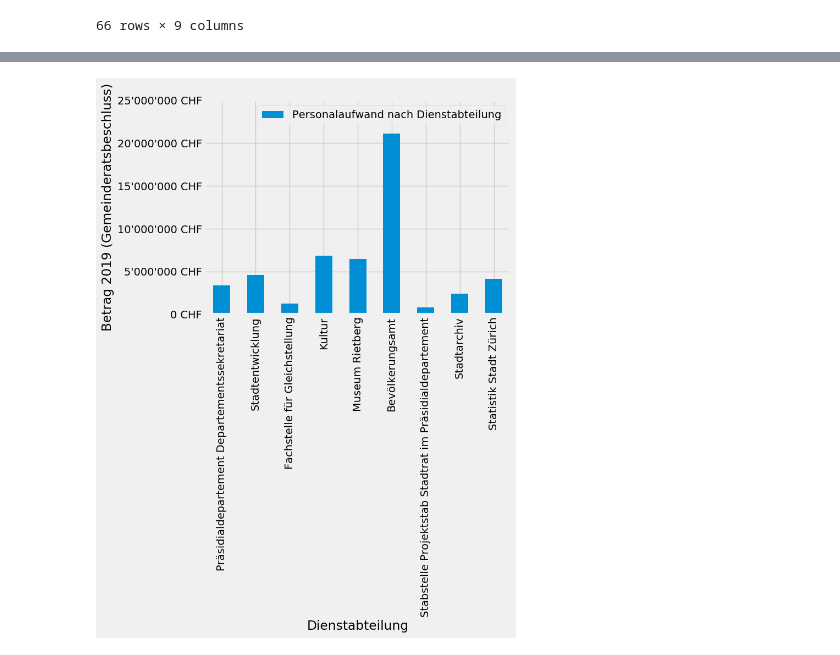
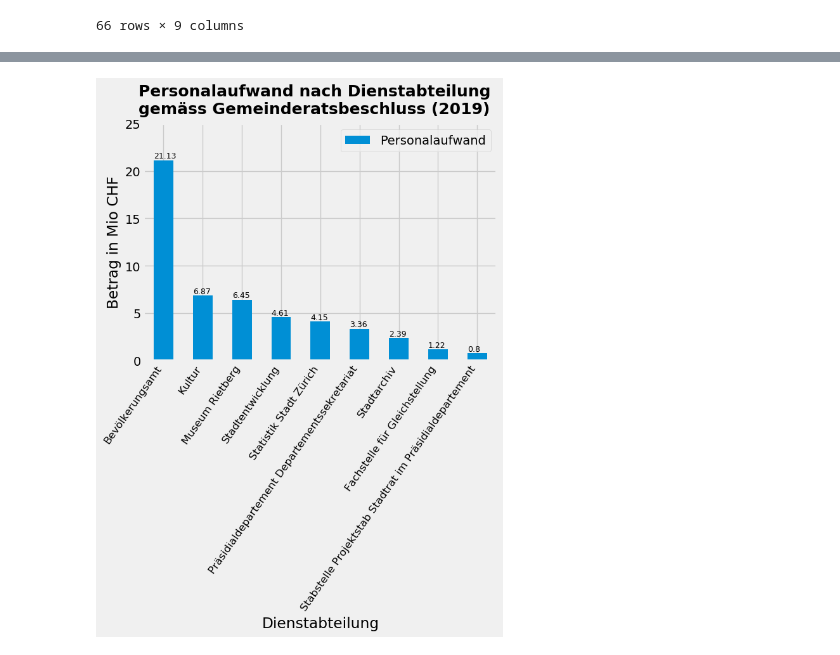
Before and after one commit to opendatazurich/opendatazurich.github.io, a Jupyter notebook: rpk-api/RPK-API-Beispiele.ipynb, the cells around one changed output, grey strips where cells are left out. Drawn from its saved outputs; the diff is of its cells as text; code cells hidden in the pictures.

Commit message:
Update prd plot

```diff
--- a/rpk-api/RPK-API-Beispiele.ipynb
+++ b/rpk-api/RPK-API-Beispiele.ipynb
@@ -376,6 +376,8 @@ def use_style(style):
     plt.style.use('default')
     plt.style.use(style)
 # %%
-amount_pers = merged[(merged.sachkonto_bezeichnung == 'Personalaufwand') & (merged.jahr == 2019) ].reset_index()
+amount_pers = merged[(merged.sachkonto_bezeichnung == 'Personalaufwand') & (merged.jahr == 2019)].reset_index(drop=True)
+amount_pers = amount_pers.sort_values('betrag', ascending=False).reset_index(drop=True)
+amount_pers['betragInMio'] = amount_pers.apply(lambda row: round(row.betrag / 1000000, 2), axis = 1)
 amount_pers
 # %% [output]
@@ -392,15 +394,21 @@ amount_pers
 # %%
 use_style('fivethirtyeight')
 
 fig, ax = plt.subplots()
-amount_pers.plot(kind='bar', y='betrag', x="inst_bezeichnung", label="Personalaufwand nach Dienstabteilung", ax=ax, linewidth=0.8)
-ax.set_ylim([0, 25000000])
+fig.suptitle("Personalaufwand nach Dienstabteilung\ngemäss Gemeinderatsbeschluss (2019)", fontsize=18, fontweight='bold');
+amount_pers.plot(kind='bar', y='betragInMio', x="inst_bezeichnung", label="Personalaufwand", ax=ax)
+ax.set_ylim([0, 25])
 ax.get_yaxis().set_major_formatter(
-    matplotlib.ticker.FuncFormatter(lambda x, p: f"{x:_.0f} CHF".replace('_', "\'"))
+    matplotlib.ticker.FuncFormatter(lambda x, p: f"{x:_.0f}".replace('_', "\'"))
 )
-plt.xticks(rotation=90)
-ax.set_ylabel('Betrag 2019 (Gemeinderatsbeschluss)')
+# display labels on bars
+for p in ax.patches:
+    ax.annotate(str(p.get_height()), (p.get_x(), p.get_height() + 0.2), fontsize=9, ha='left')
+
+plt.setp(plt.gca().get_xticklabels(), rotation=55, horizontalalignment='right', fontsize=12)
+ax.set_ylabel('Betrag in Mio CHF')
 ax.set_xlabel('Dienstabteilung')
+plt.subplots_adjust(top=0.85)
 plt.show()
 # %% [output]
-[figure, old version]
+[figure, new version]
```
Also changed, not shown: parts of 2 cells of this notebook.
